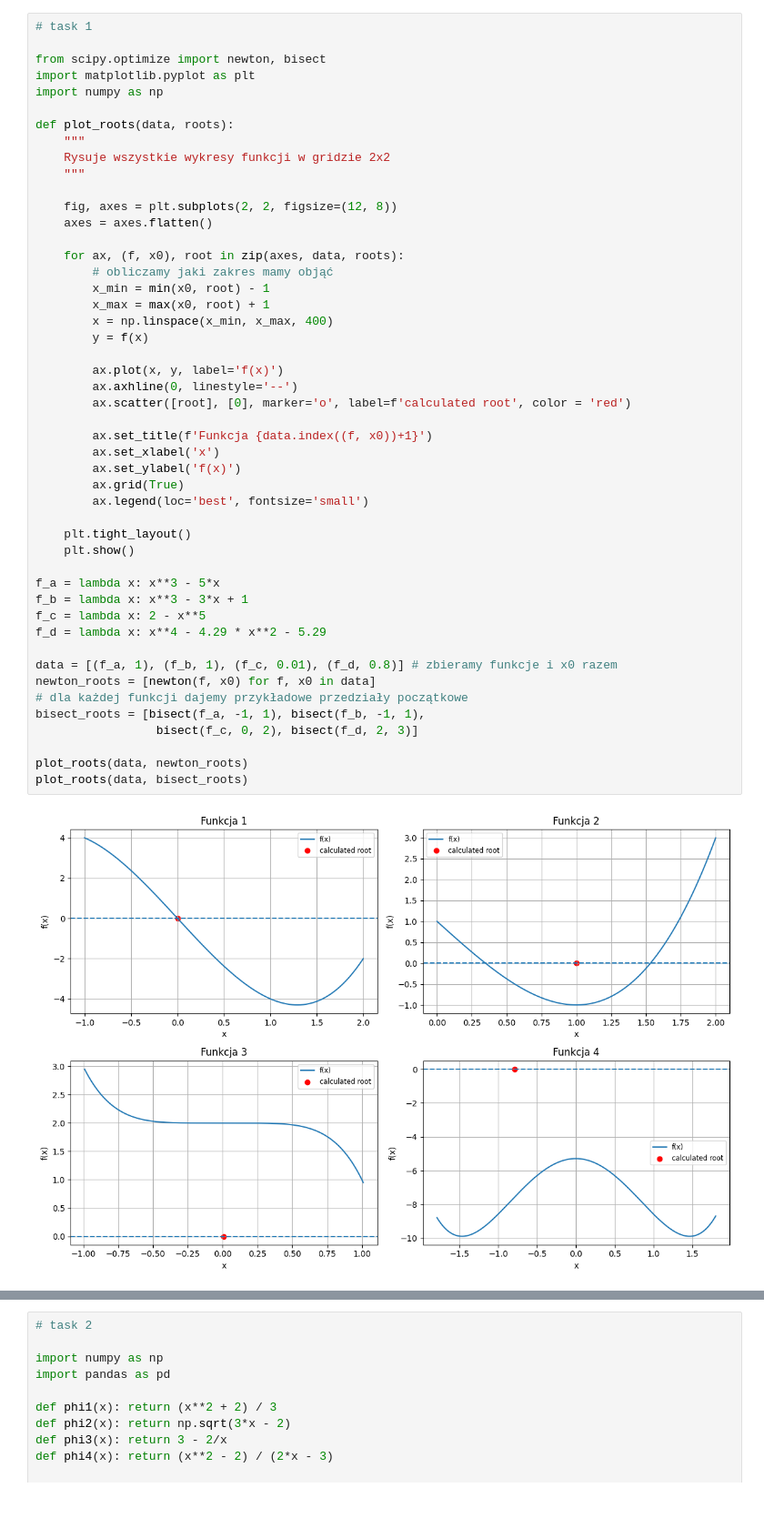
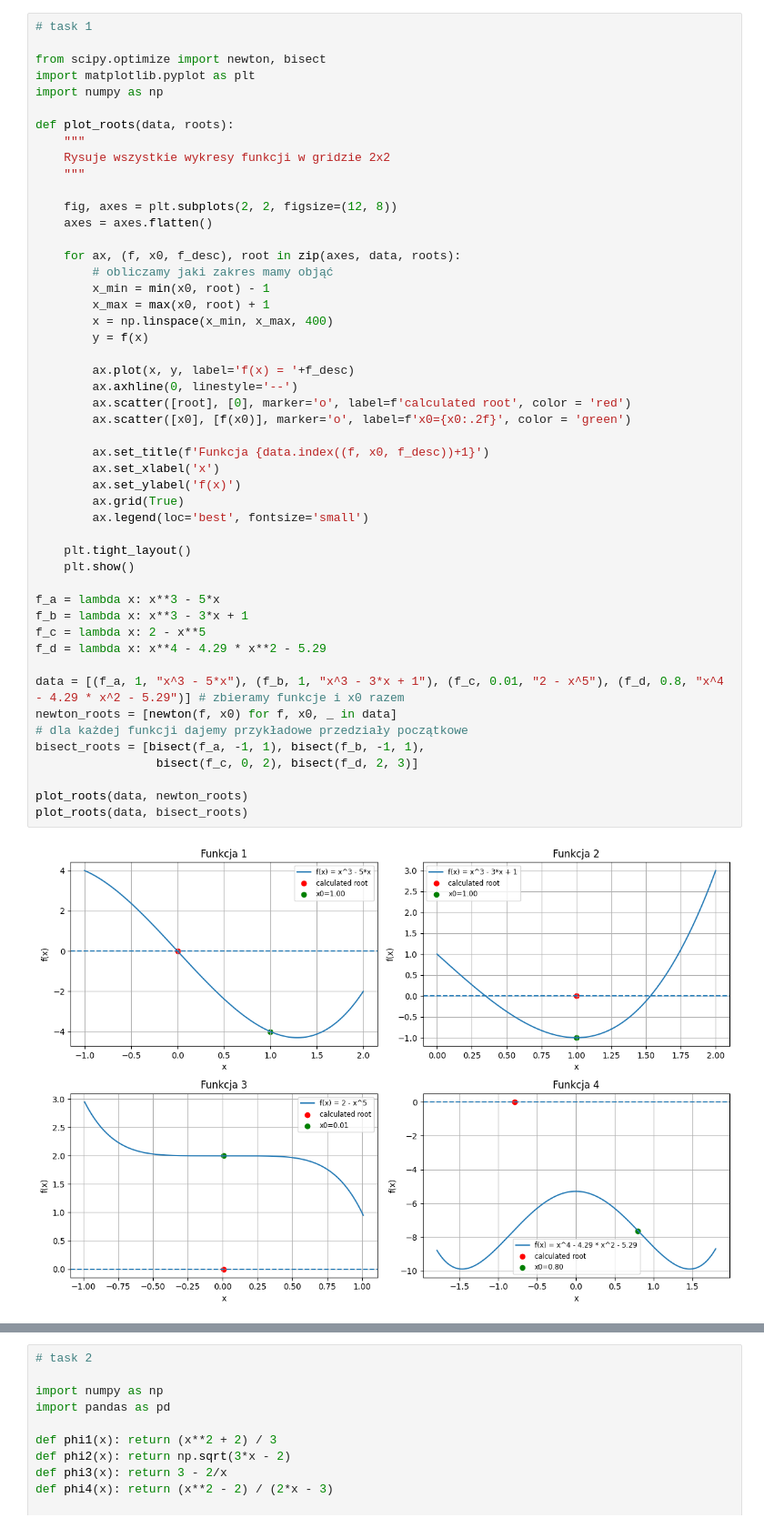
Before and after one commit to FalcO0O/MOWNiT, a Jupyter notebook: Lab_8/main.ipynb, the cells around one changed output, grey strips where cells are left out. Shown at 91% size. Drawn from its saved outputs; the diff is of its cells as text.

```diff
--- a/Lab_8/main.ipynb
+++ b/Lab_8/main.ipynb
@@ -13,38 +13,39 @@ def plot_roots(data, roots):
     fig, axes = plt.subplots(2, 2, figsize=(12, 8))
     axes = axes.flatten()
 
-    for ax, (f, x0), root in zip(axes, data, roots):
+    for ax, (f, x0, f_desc), root in zip(axes, data, roots):
         # obliczamy jaki zakres mamy objąć
         x_min = min(x0, root) - 1
         x_max = max(x0, root) + 1
         x = np.linspace(x_min, x_max, 400)
         y = f(x)
 
-        ax.plot(x, y, label='f(x)')
+        ax.plot(x, y, label='f(x) = '+f_desc)
         ax.axhline(0, linestyle='--')
         ax.scatter([root], [0], marker='o', label=f'calculated root', color = 'red')
+        ax.scatter([x0], [f(x0)], marker='o', label=f'x0={x0:.2f}', color = 'green')
 
-        ax.set_title(f'Funkcja {data.index((f, x0))+1}')
+        ax.set_title(f'Funkcja {data.index((f, x0, f_desc))+1}')
         ax.set_xlabel('x')
         ax.set_ylabel('f(x)')
         ax.grid(True)
         ax.legend(loc='best', fontsize='small')
 
     plt.tight_layout()
     plt.show()
 
 f_a = lambda x: x**3 - 5*x
 f_b = lambda x: x**3 - 3*x + 1
 f_c = lambda x: 2 - x**5
 f_d = lambda x: x**4 - 4.29 * x**2 - 5.29
 
-data = [(f_a, 1), (f_b, 1), (f_c, 0.01), (f_d, 0.8)] # zbieramy funkcje i x0 razem
-newton_roots = [newton(f, x0) for f, x0 in data]
+data = [(f_a, 1, "x^3 - 5*x"), (f_b, 1, "x^3 - 3*x + 1"), (f_c, 0.01, "2 - x^5"), (f_d, 0.8, "x^4 - 4.29 * x^2 - 5.29")] # zbieramy funkcje i x0 razem
+newton_roots = [newton(f, x0) for f, x0, _ in data]
 # dla każdej funkcji dajemy przykładowe przedziały początkowe
 bisect_roots = [bisect(f_a, -1, 1), bisect(f_b, -1, 1),
                  bisect(f_c, 0, 2), bisect(f_d, 2, 3)]
 
 plot_roots(data, newton_roots)
 plot_roots(data, bisect_roots)
 # %% [output]
-[figure, old version]
+[figure, new version]
```
Also changed, not shown: parts of 1 cell of this notebook.
